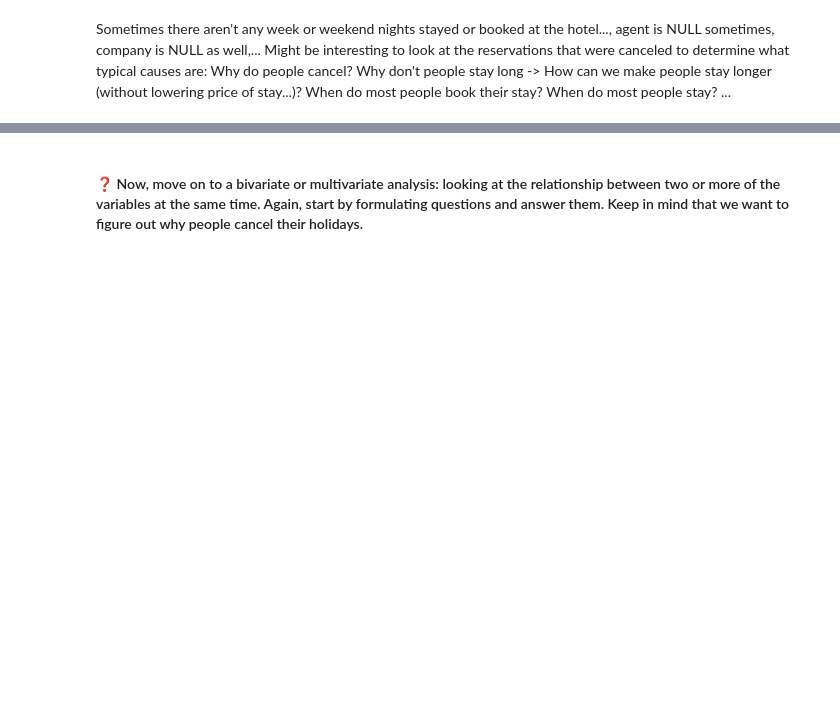
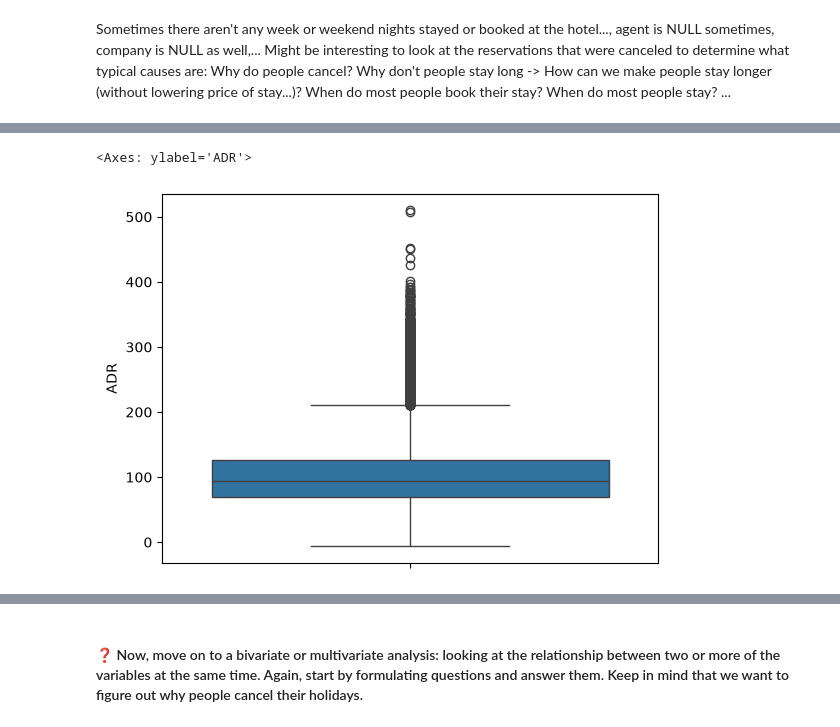
Before and after one commit to ManoahKinnaert/DAML, a Jupyter notebook: lab7_ti/lab_7_classification.ipynb, the cells around one changed output, grey strips where cells are left out. Cells and saved outputs as stored; diff of their text form; code cells hidden in the pictures; blank space fills up the shorter version.

```diff
--- a/lab7_ti/lab_7_classification.ipynb
+++ b/lab7_ti/lab_7_classification.ipynb
@@ -178,0 +189,6 @@ canceled_reservations.head()
+# %%
+hotel_df = hotel_df[hotel_df["ADR"] < 1000]
+sns.boxplot(hotel_df["ADR"])
+# %% [output]
+<Axes: ylabel='ADR'>
+[figure, added]
```
Also changed, not shown: parts of 6 cells of this notebook.
